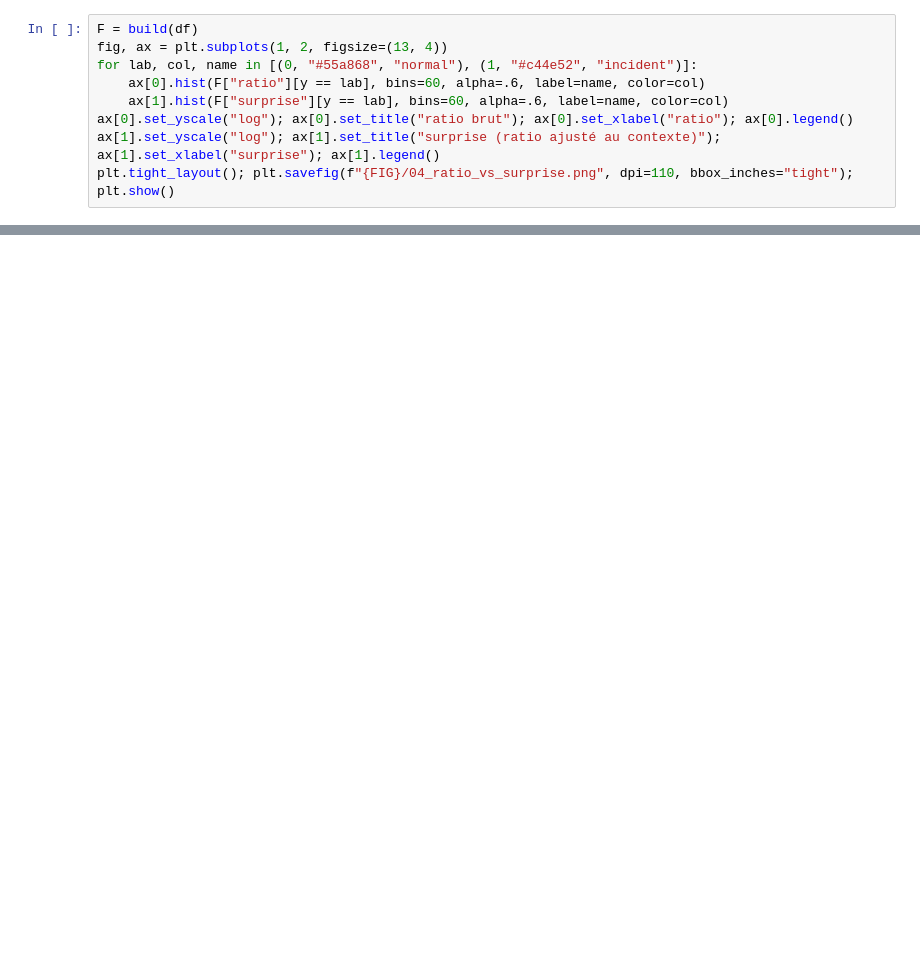
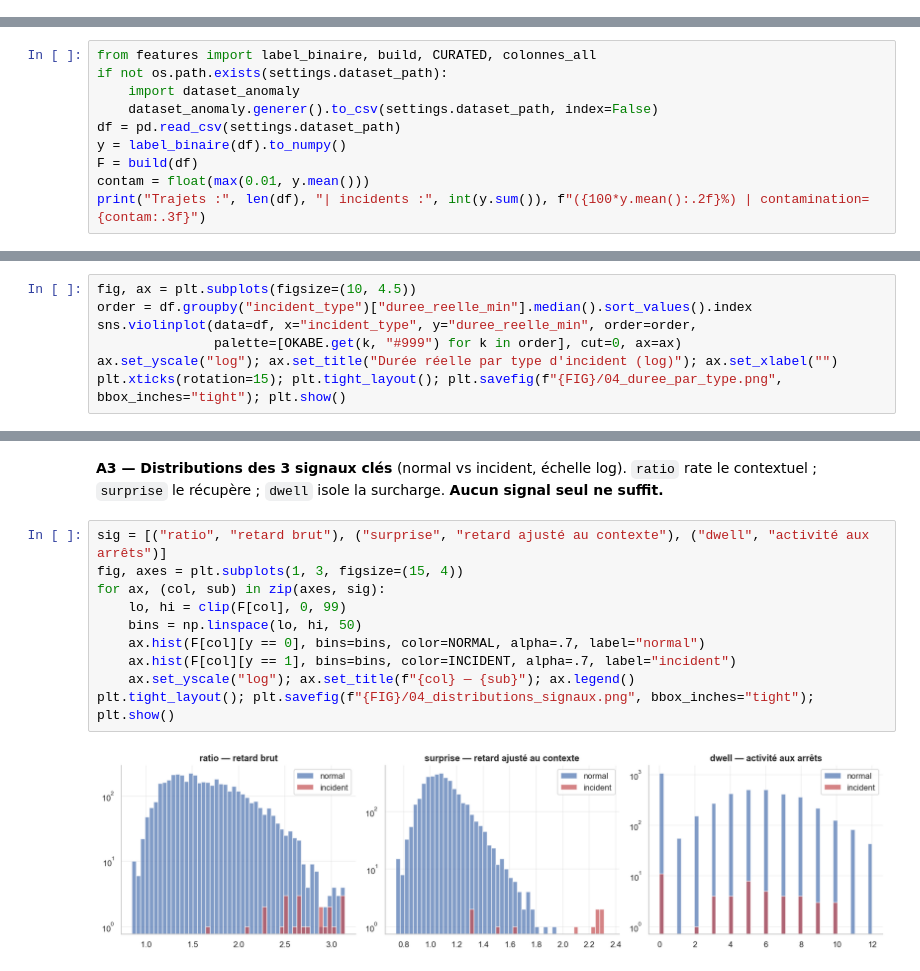
Before and after one commit to ana3ss7z/intelligent-school-transport-platform, a Jupyter notebook: ms11-analytique/notebooks/04_anomaly_detection.ipynb, the cells around one changed output, grey strips where cells are left out. Cells and saved outputs as stored; diff of their text form; blank space fills up the shorter version.

```diff
--- a/ms11-analytique/notebooks/04_anomaly_detection.ipynb
+++ b/ms11-analytique/notebooks/04_anomaly_detection.ipynb
@@ -54,9 +0,0 @@ Name: count, dtype: int64
-# %%
-F = build(df)
-fig, ax = plt.subplots(1, 2, figsize=(13, 4))
-for lab, col, name in [(0, "#55a868", "normal"), (1, "#c44e52", "incident")]:
-    ax[0].hist(F["ratio"][y == lab], bins=60, alpha=.6, label=name, color=col)
-    ax[1].hist(F["surprise"][y == lab], bins=60, alpha=.6, label=name, color=col)
-ax[0].set_yscale("log"); ax[0].set_title("ratio brut"); ax[0].set_xlabel("ratio"); ax[0].legend()
-ax[1].set_yscale("log"); ax[1].set_title("surprise (ratio ajusté au contexte)"); ax[1].set_xlabel("surprise"); ax[1].legend()
-plt.tight_layout(); plt.savefig(f"{FIG}/04_ratio_vs_surprise.png", dpi=110, bbox_inches="tight"); plt.show()
@@ -163,0 +41,10 @@ print(json.dumps({k: cfg[k] for k in ["detecteur","kind","feature_cols","thresho
+# %%
+from features import label_binaire, build, CURATED, colonnes_all
+if not os.path.exists(settings.dataset_path):
+    import dataset_anomaly
+    dataset_anomaly.generer().to_csv(settings.dataset_path, index=False)
+df = pd.read_csv(settings.dataset_path)
+y = label_binaire(df).to_numpy()
+F = build(df)
+contam = float(max(0.01, y.mean()))
+print("Trajets :", len(df), "| incidents :", int(y.sum()), f"({100*y.mean():.2f}%) | contamination={contam:.3f}")
@@ -163,0 +68,7 @@ print(json.dumps({k: cfg[k] for k in ["detecteur","kind","feature_cols","thresho
+# %%
+fig, ax = plt.subplots(figsize=(10, 4.5))
+order = df.groupby("incident_type")["duree_reelle_min"].median().sort_values().index
+sns.violinplot(data=df, x="incident_type", y="duree_reelle_min", order=order,
+               palette=[OKABE.get(k, "#999") for k in order], cut=0, ax=ax)
+ax.set_yscale("log"); ax.set_title("Durée réelle par type d'incident (log)"); ax.set_xlabel("")
+plt.xticks(rotation=15); plt.tight_layout(); plt.savefig(f"{FIG}/04_duree_par_type.png", bbox_inches="tight"); plt.show()
@@ -163,0 +77,14 @@ print(json.dumps({k: cfg[k] for k in ["detecteur","kind","feature_cols","thresho
+# %% [markdown]
+**A3 — Distributions des 3 signaux clés** (normal vs incident, échelle log). `ratio` rate le contextuel ; `surprise` le récupère ; `dwell` isole la surcharge. **Aucun signal seul ne suffit.**
+# %%
+sig = [("ratio", "retard brut"), ("surprise", "retard ajusté au contexte"), ("dwell", "activité aux arrêts")]
+fig, axes = plt.subplots(1, 3, figsize=(15, 4))
+for ax, (col, sub) in zip(axes, sig):
+    lo, hi = clip(F[col], 0, 99)
+    bins = np.linspace(lo, hi, 50)
+    ax.hist(F[col][y == 0], bins=bins, color=NORMAL, alpha=.7, label="normal")
+    ax.hist(F[col][y == 1], bins=bins, color=INCIDENT, alpha=.7, label="incident")
+    ax.set_yscale("log"); ax.set_title(f"{col} — {sub}"); ax.legend()
+plt.tight_layout(); plt.savefig(f"{FIG}/04_distributions_signaux.png", bbox_inches="tight"); plt.show()
+# %% [output]
+[figure, added]
```
Also changed, not shown: parts of 49 cells of this notebook, 21 other files.
